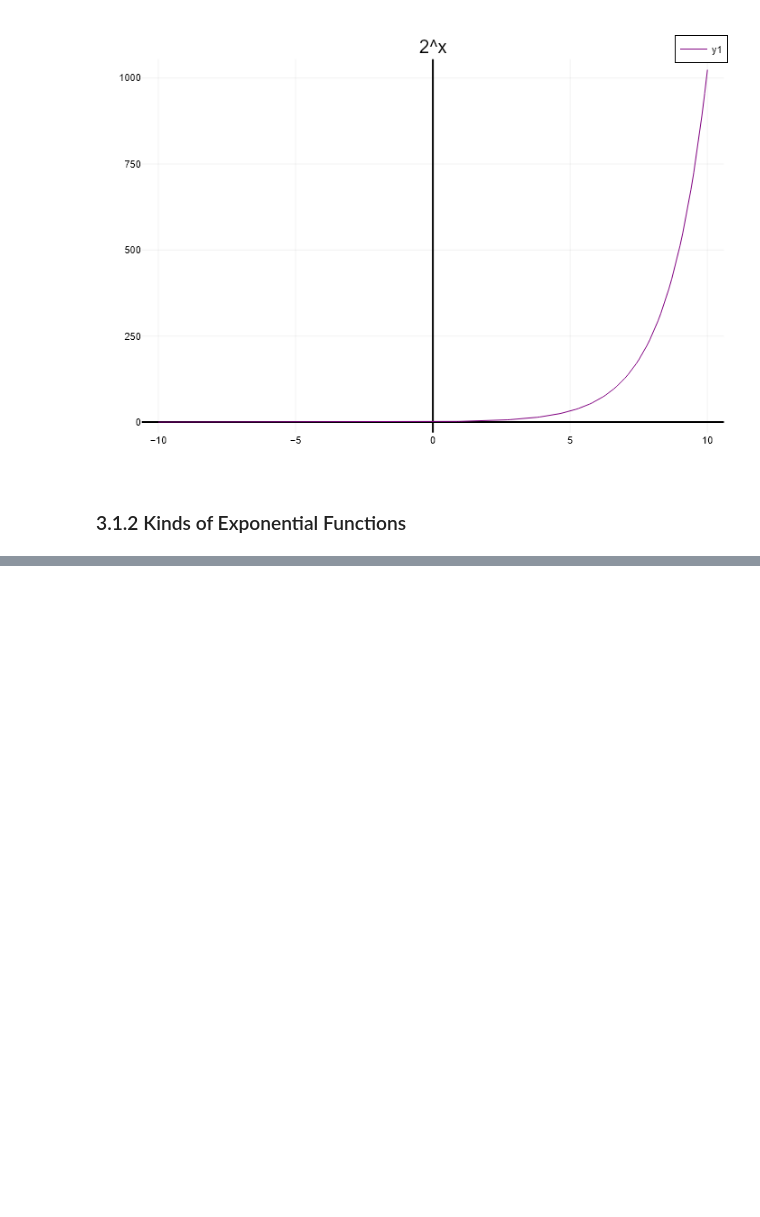
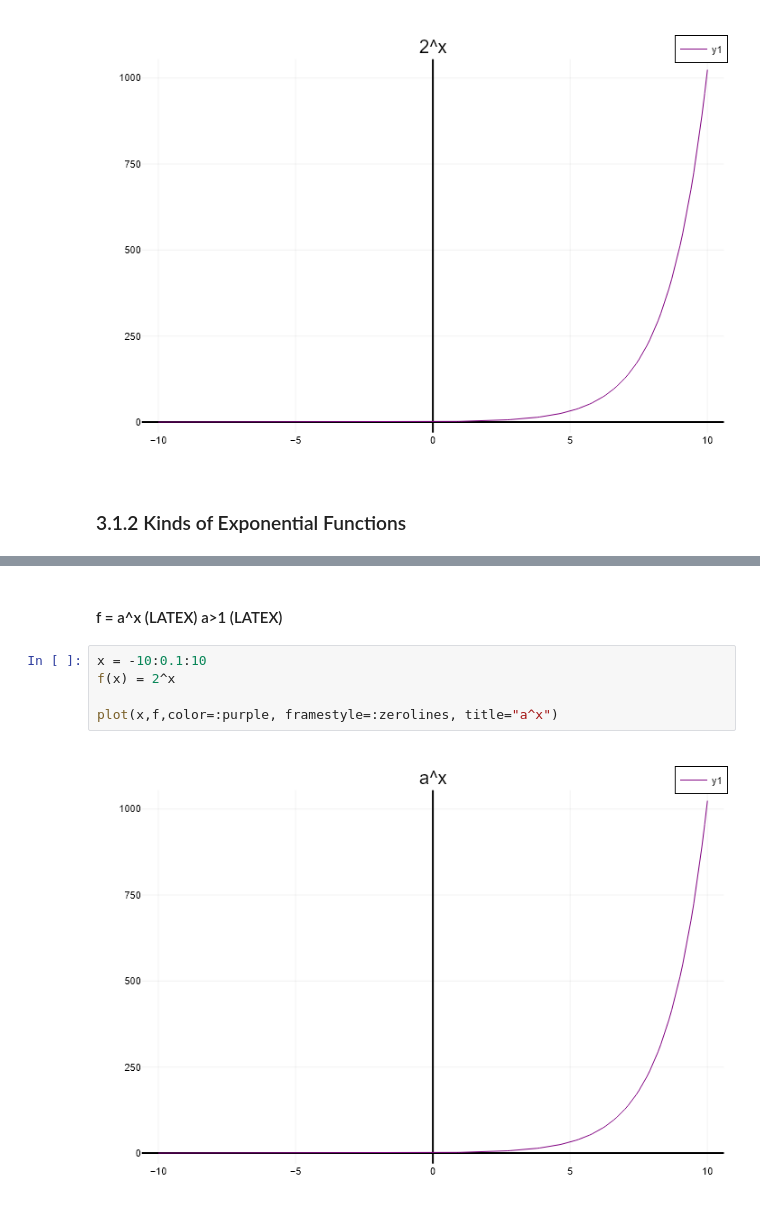
Before and after one commit to p-220w/Julia-Scientific-Modeling, a Jupyter notebook: 01_Mathematics/Module_03_Beta.ipynb, the cells around one changed output, grey strips where cells are left out. Drawn from its saved outputs; the diff is of its cells as text; blank space fills up the shorter version.

```diff
--- a/01_Mathematics/Module_03_Beta.ipynb
+++ b/01_Mathematics/Module_03_Beta.ipynb
@@ -37,0 +56,9 @@ plot(x,f,color=:purple, framestyle=:zerolines, title="2^x")
+# %% [markdown]
+#### f = a^x (LATEX) a>1 (LATEX)
+# %%
+x = -10:0.1:10
+f(x) = 2^x
+
+plot(x,f,color=:purple, framestyle=:zerolines, title="a^x")
+# %% [output]
+[figure, added]
```
Also changed, not shown: parts of 9 cells of this notebook.
